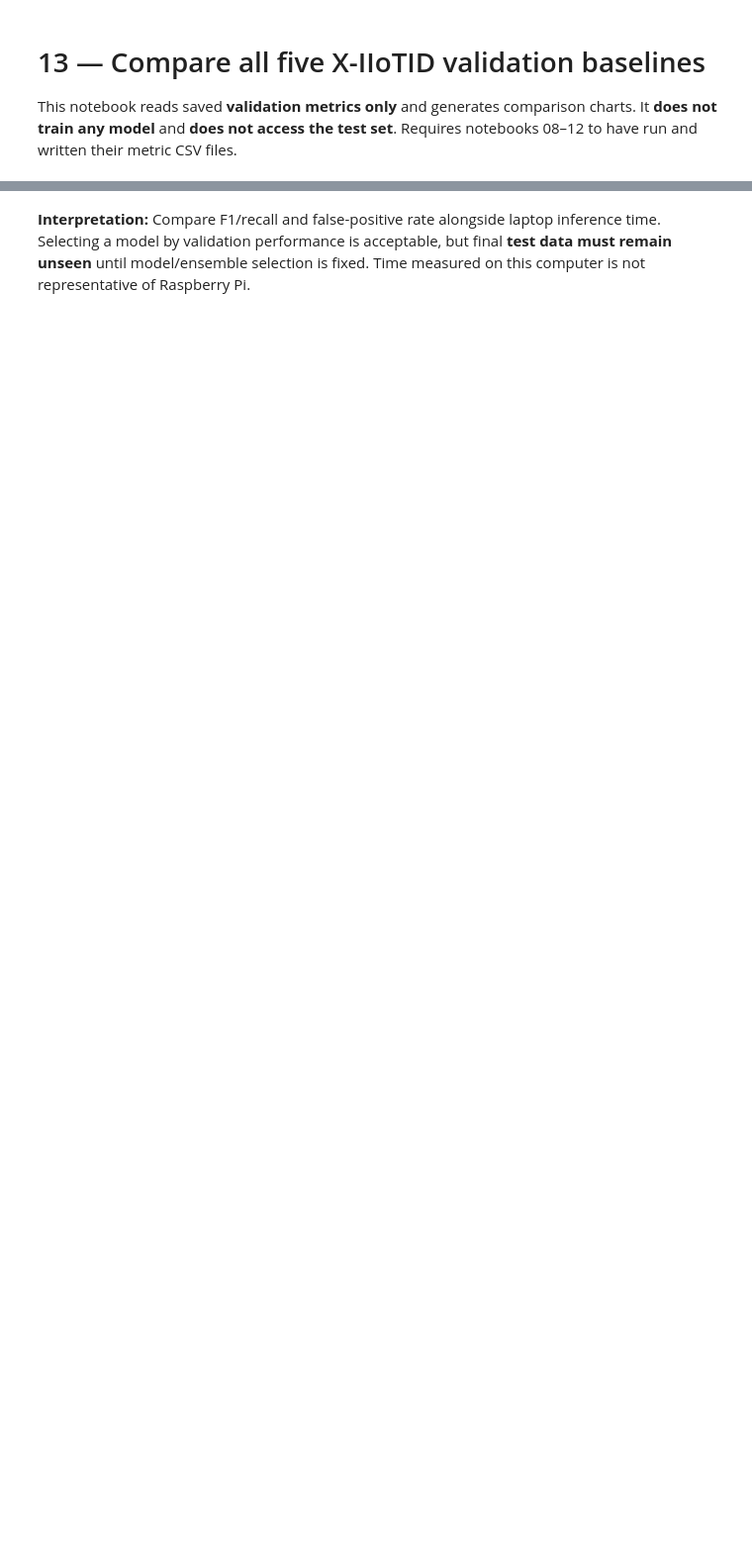
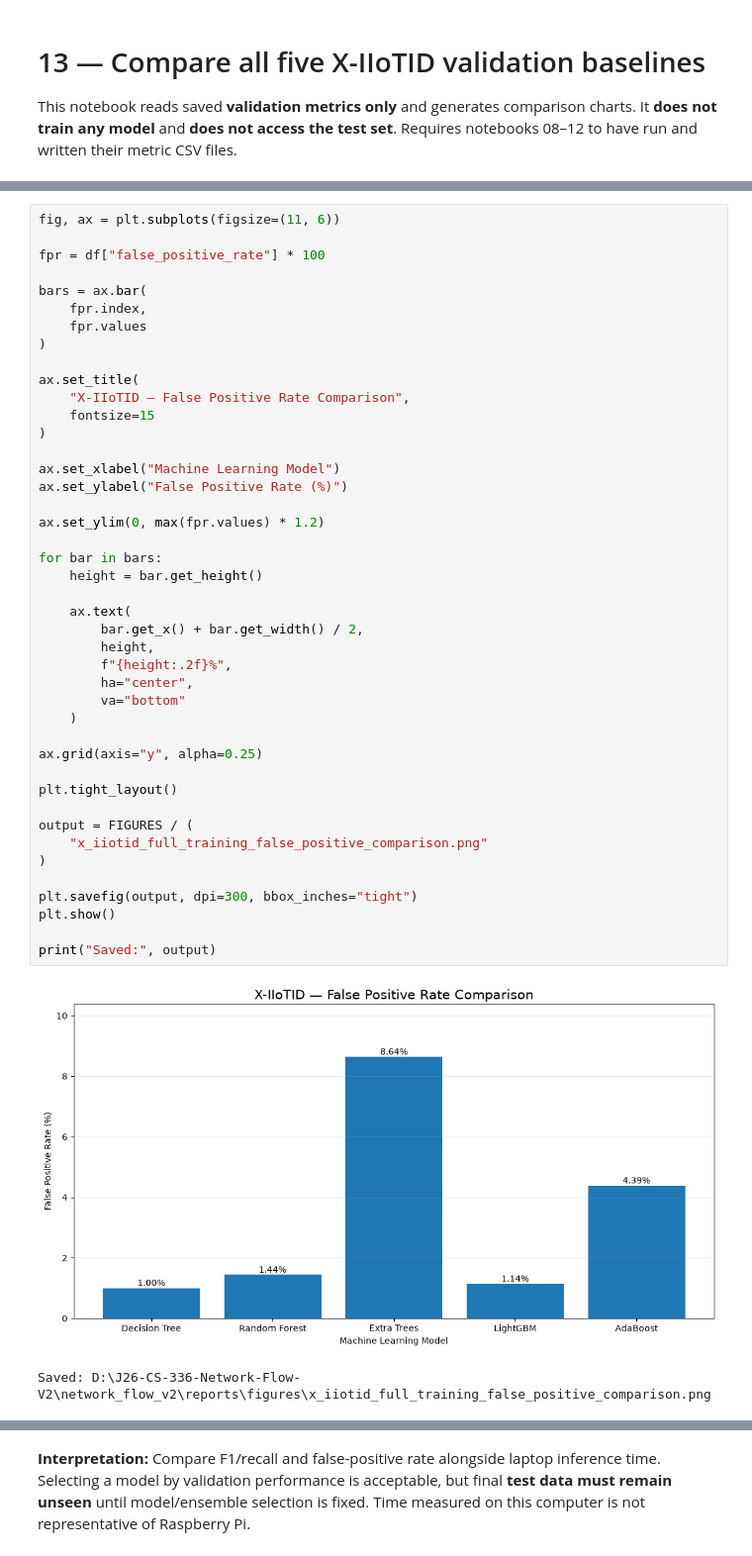
Before and after one commit to HanaSaleed/J26-CS-336, a Jupyter notebook: network_flow_v2/notebooks/x_iiotid/13_x_iiotid_validation_model_comparison.ipynb, the cells around one changed output, grey strips where cells are left out. Shown at 99% size. Drawn from its saved outputs; the diff is of its cells as text; blank space fills up the shorter version.

```diff
--- a/network_flow_v2/notebooks/x_iiotid/13_x_iiotid_validation_model_comparison.ipynb
+++ b/network_flow_v2/notebooks/x_iiotid/13_x_iiotid_validation_model_comparison.ipynb
@@ -34,0 +138,46 @@ print('Completed validation comparison. No test evaluation performed.')
+# %%
+fig, ax = plt.subplots(figsize=(11, 6))
+
+fpr = df["false_positive_rate"] * 100
+
+bars = ax.bar(
+    fpr.index,
+    fpr.values
+)
+
+ax.set_title(
+    "X-IIoTID — False Positive Rate Comparison",
+    fontsize=15
+)
+
+ax.set_xlabel("Machine Learning Model")
+ax.set_ylabel("False Positive Rate (%)")
+
+ax.set_ylim(0, max(fpr.values) * 1.2)
+
+for bar in bars:
+    height = bar.get_height()
+
+    ax.text(
+        bar.get_x() + bar.get_width() / 2,
+        height,
+        f"{height:.2f}%",
+        ha="center",
+        va="bottom"
+    )
+
+ax.grid(axis="y", alpha=0.25)
+
+plt.tight_layout()
+
+output = FIGURES / (
+    "x_iiotid_full_training_false_positive_comparison.png"
+)
+
+plt.savefig(output, dpi=300, bbox_inches="tight")
+plt.show()
+
+print("Saved:", output)
+# %% [output]
+[figure, added]
+Saved: D:\J26-CS-336-Network-Flow-V2\network_flow_v2\reports\figures\x_iiotid_full_training_false_positive_comparison.png
```
Also changed, not shown: parts of 6 cells of this notebook, 23 other files.
